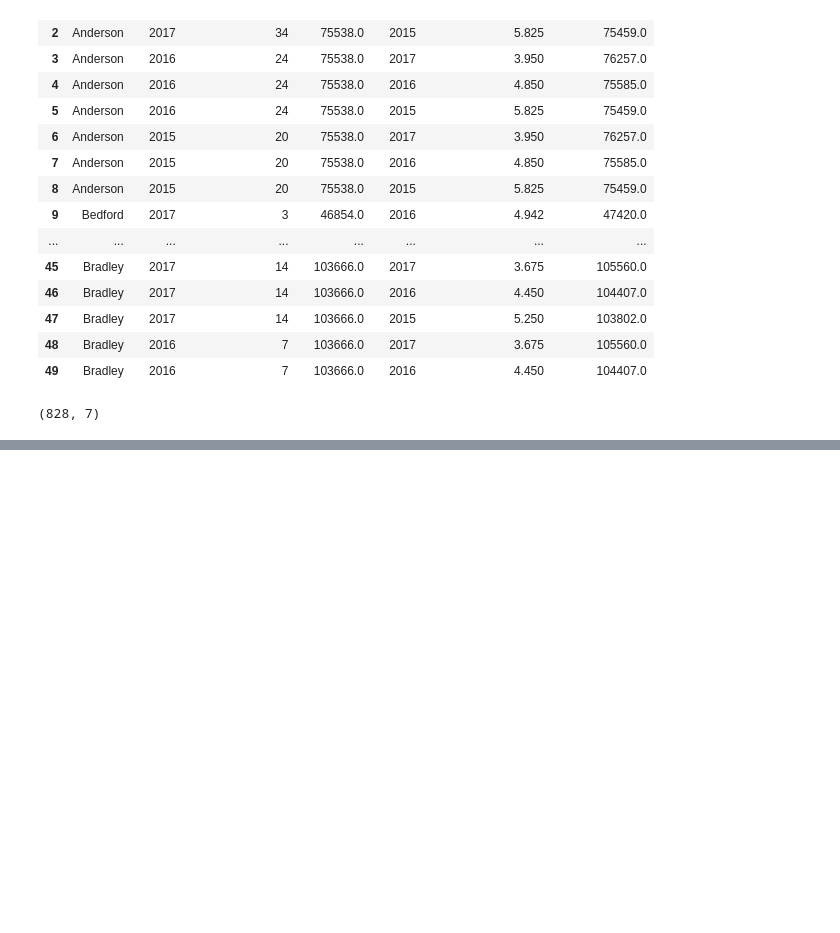
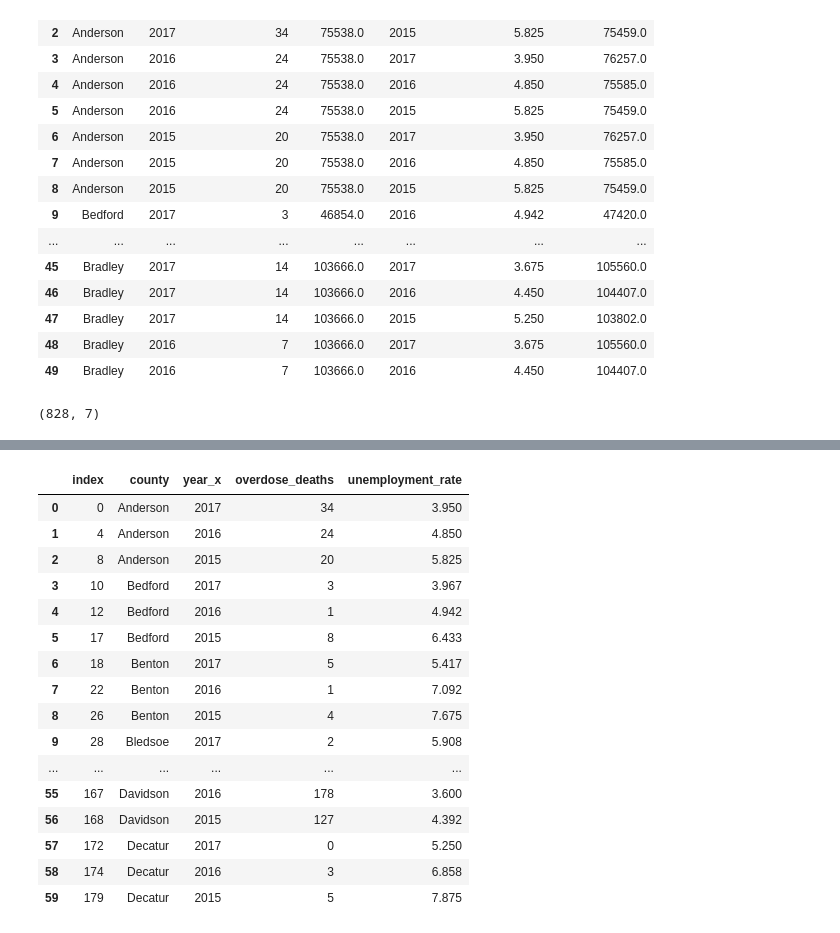
Before and after one commit to Luna-Agora/prescription-drugs-python-otto, a Jupyter notebook: Untitled.ipynb, the cells around one changed output, grey strips where cells are left out. Cells and saved outputs as stored; diff of their text form; code cells hidden in the pictures; blank space fills up the shorter version.

```diff
--- a/Untitled.ipynb
+++ b/Untitled.ipynb
@@ -141,0 +204,20 @@ population_merge.shape
+# %%
+population_merge.head(60)
+# %% [output]
+|  | index | county | year_x | overdose_deaths | unemployment_rate |
+| 0 | 0 | Anderson | 2017 | 34 | 3.950 |
+| 1 | 4 | Anderson | 2016 | 24 | 4.850 |
+| 2 | 8 | Anderson | 2015 | 20 | 5.825 |
+| 3 | 10 | Bedford | 2017 | 3 | 3.967 |
+| 4 | 12 | Bedford | 2016 | 1 | 4.942 |
+| 5 | 17 | Bedford | 2015 | 8 | 6.433 |
+| 6 | 18 | Benton | 2017 | 5 | 5.417 |
+| 7 | 22 | Benton | 2016 | 1 | 7.092 |
+| 8 | 26 | Benton | 2015 | 4 | 7.675 |
+| 9 | 28 | Bledsoe | 2017 | 2 | 5.908 |
+| ... | ... | ... | ... | ... | ... |
+| 55 | 167 | Davidson | 2016 | 178 | 3.600 |
+| 56 | 168 | Davidson | 2015 | 127 | 4.392 |
+| 57 | 172 | Decatur | 2017 | 0 | 5.250 |
+| 58 | 174 | Decatur | 2016 | 3 | 6.858 |
+| 59 | 179 | Decatur | 2015 | 5 | 7.875 |
```
Also changed, not shown: parts of 11 cells of this notebook.
